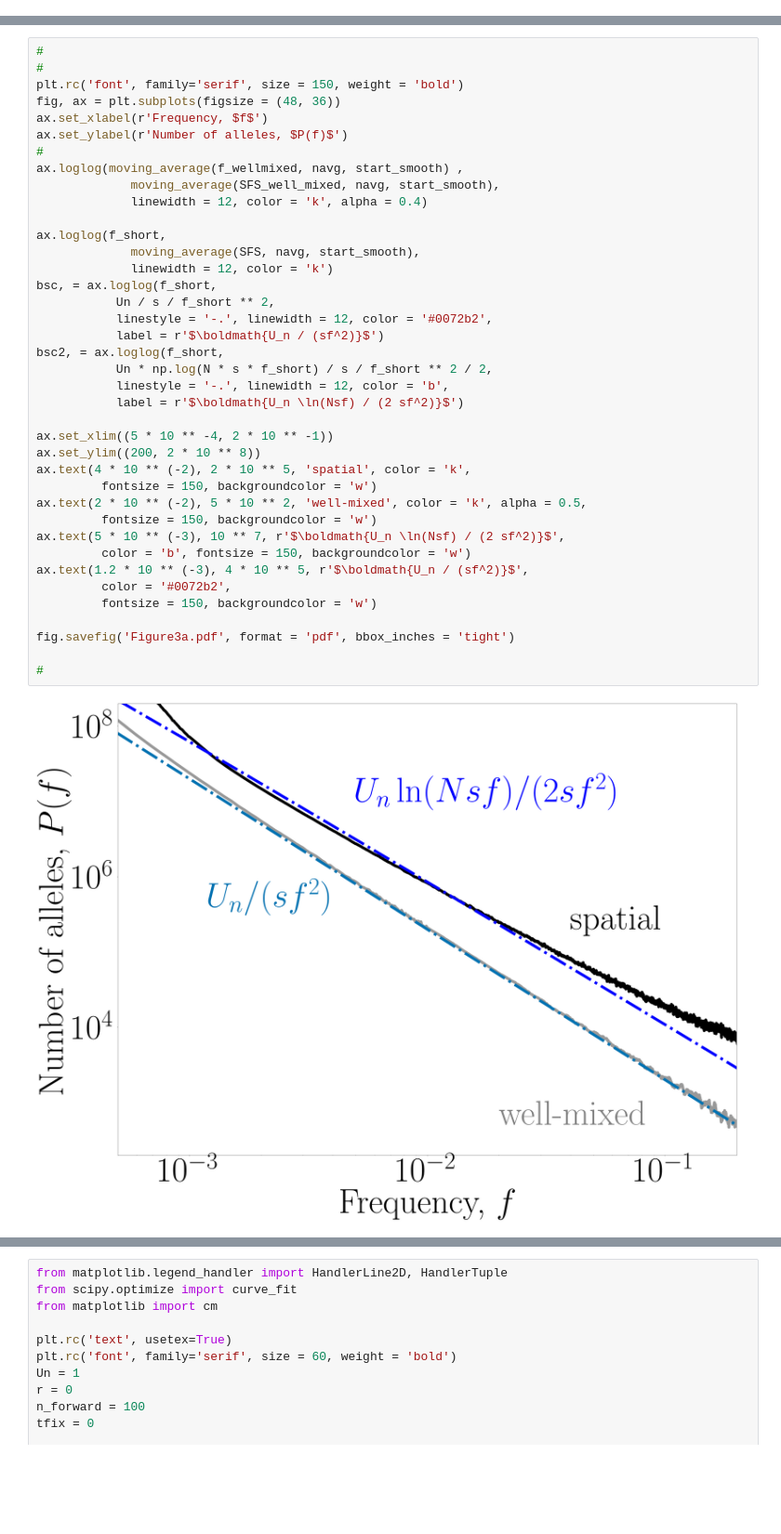
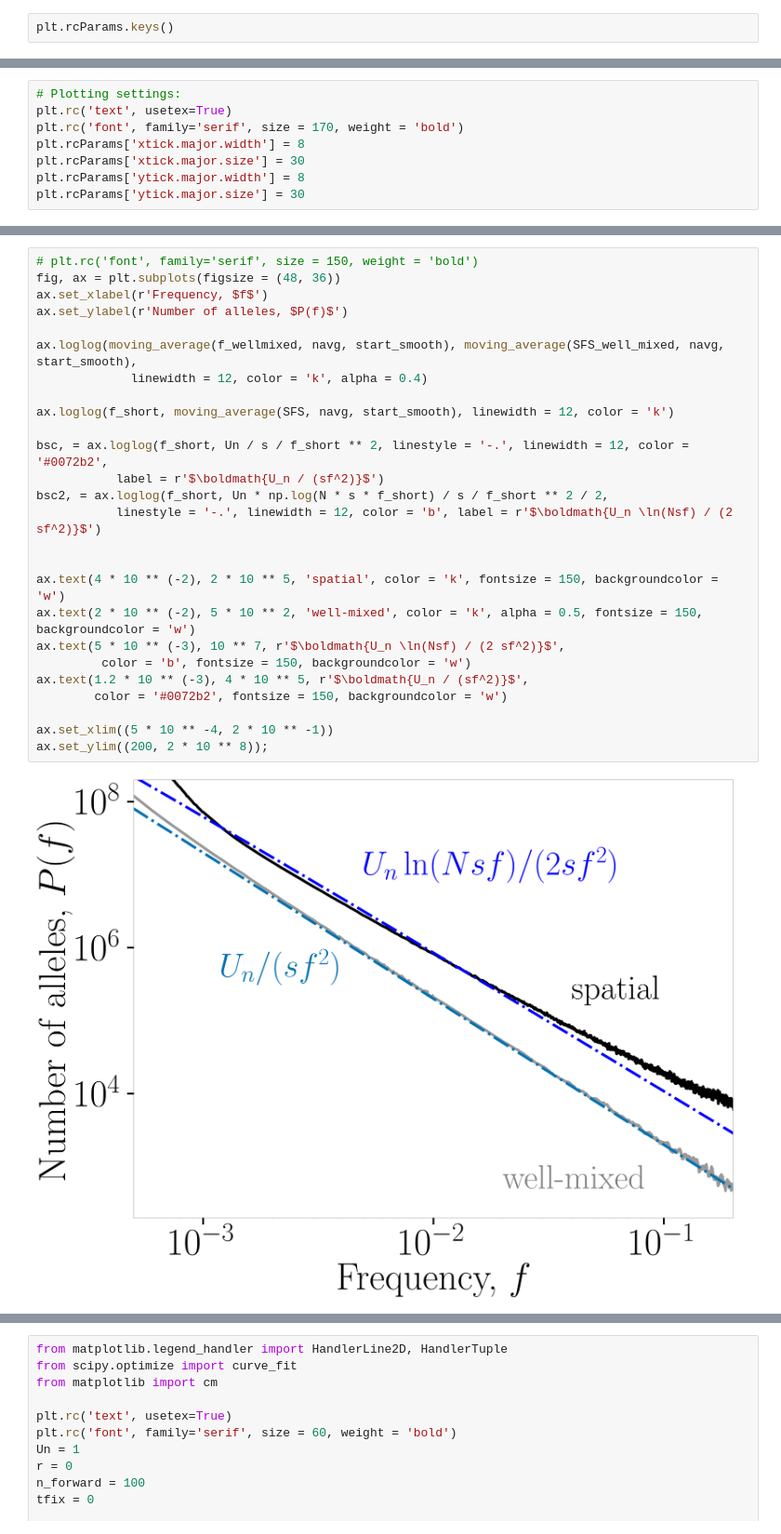
Before and after one commit to weissmanlab/SFS_spatial_sweep_1d_Genetics, a Jupyter notebook: Figures/Figures.ipynb, the cells around one changed output, grey strips where cells are left out. Shown at 93% size. Saved outputs shown, nothing was run; the diff lists cells and outputs as text; blank space fills up the shorter version.

Commit message:
Merge branch 'master' of https://github.com/weissmanlab/SFS_spatial_sweep

```diff
--- a/Figures/Figures.ipynb
+++ b/Figures/Figures.ipynb
@@ -36,0 +18,2 @@ plt.rcParams['ytick.major.pad'] = 8
+# %%
+plt.rcParams.keys()
@@ -36,0 +38,8 @@ plt.rcParams['ytick.major.pad'] = 8
+# %%
+# Plotting settings:
+plt.rc('text', usetex=True)
+plt.rc('font', family='serif', size = 170, weight = 'bold')
+plt.rcParams['xtick.major.width'] = 8
+plt.rcParams['xtick.major.size'] = 30
+plt.rcParams['ytick.major.width'] = 8
+plt.rcParams['ytick.major.size'] = 30
@@ -166,41 +163,28 @@ fig
 # %%
-#
-#
-plt.rc('font', family='serif', size = 150, weight = 'bold')
+# plt.rc('font', family='serif', size = 150, weight = 'bold')
 fig, ax = plt.subplots(figsize = (48, 36))
 ax.set_xlabel(r'Frequency, $f$')
 ax.set_ylabel(r'Number of alleles, $P(f)$')
-#
-ax.loglog(moving_average(f_wellmixed, navg, start_smooth) ,
-             moving_average(SFS_well_mixed, navg, start_smooth),
+
+ax.loglog(moving_average(f_wellmixed, navg, start_smooth), moving_average(SFS_well_mixed, navg, start_smooth),
              linewidth = 12, color = 'k', alpha = 0.4)
 
-ax.loglog(f_short,
-             moving_average(SFS, navg, start_smooth),
-             linewidth = 12, color = 'k')
-bsc, = ax.loglog(f_short,
-           Un / s / f_short ** 2,
-           linestyle = '-.', linewidth = 12, color = '#0072b2',
+ax.loglog(f_short, moving_average(SFS, navg, start_smooth), linewidth = 12, color = 'k')
+
+bsc, = ax.loglog(f_short, Un / s / f_short ** 2, linestyle = '-.', linewidth = 12, color = '#0072b2',
            label = r'$\boldmath{U_n / (sf^2)}$')
-bsc2, = ax.loglog(f_short,
-           Un * np.log(N * s * f_short) / s / f_short ** 2 / 2,
-           linestyle = '-.', linewidth = 12, color = 'b',
-           label = r'$\boldmath{U_n \ln(Nsf) / (2 sf^2)}$')
+bsc2, = ax.loglog(f_short, Un * np.log(N * s * f_short) / s / f_short ** 2 / 2,
+           linestyle = '-.', linewidth = 12, color = 'b', label = r'$\boldmath{U_n \ln(Nsf) / (2 sf^2)}$')
 
-ax.set_xlim((5 * 10 ** -4, 2 * 10 ** -1))
-ax.set_ylim((200, 2 * 10 ** 8))
-ax.text(4 * 10 ** (-2), 2 * 10 ** 5, 'spatial', color = 'k',
-         fontsize = 150, backgroundcolor = 'w')
-ax.text(2 * 10 ** (-2), 5 * 10 ** 2, 'well-mixed', color = 'k', alpha = 0.5,
-         fontsize = 150, backgroundcolor = 'w')
+
+ax.text(4 * 10 ** (-2), 2 * 10 ** 5, 'spatial', color = 'k', fontsize = 150, backgroundcolor = 'w')
+ax.text(2 * 10 ** (-2), 5 * 10 ** 2, 'well-mixed', color = 'k', alpha = 0.5, fontsize = 150, backgroundcolor = 'w')
 ax.text(5 * 10 ** (-3), 10 ** 7, r'$\boldmath{U_n \ln(Nsf) / (2 sf^2)}$',
          color = 'b', fontsize = 150, backgroundcolor = 'w')
 ax.text(1.2 * 10 ** (-3), 4 * 10 ** 5, r'$\boldmath{U_n / (sf^2)}$',
-         color = '#0072b2',
-         fontsize = 150, backgroundcolor = 'w')
+        color = '#0072b2', fontsize = 150, backgroundcolor = 'w')
 
-fig.savefig('Figure3a.pdf', format = 'pdf', bbox_inches = 'tight')
-
-#
+ax.set_xlim((5 * 10 ** -4, 2 * 10 ** -1))
+ax.set_ylim((200, 2 * 10 ** 8));
 # %% [output]
-[figure, old version]
+[figure, new version]
```
Also changed, not shown: parts of 18 cells of this notebook.
